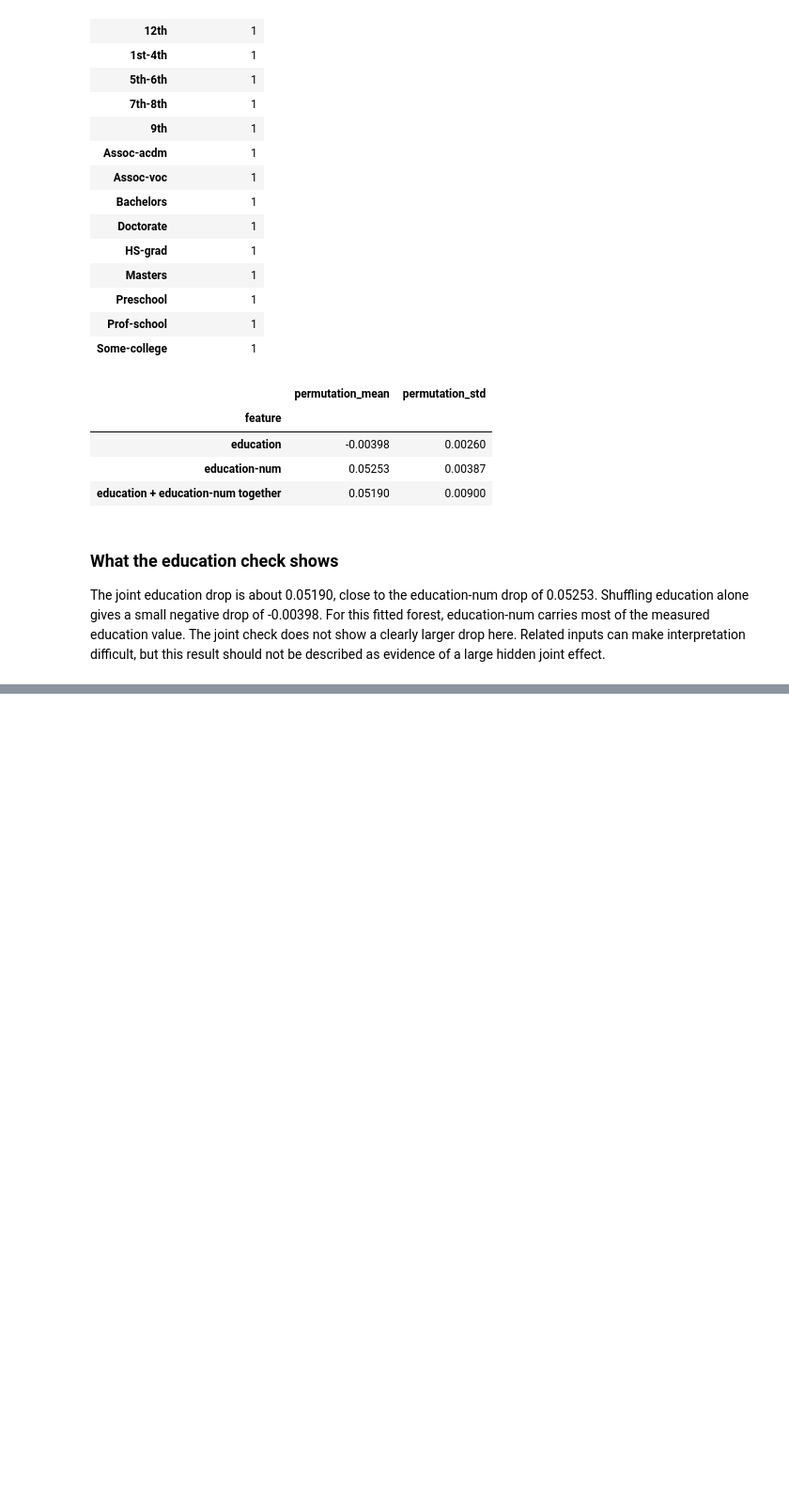
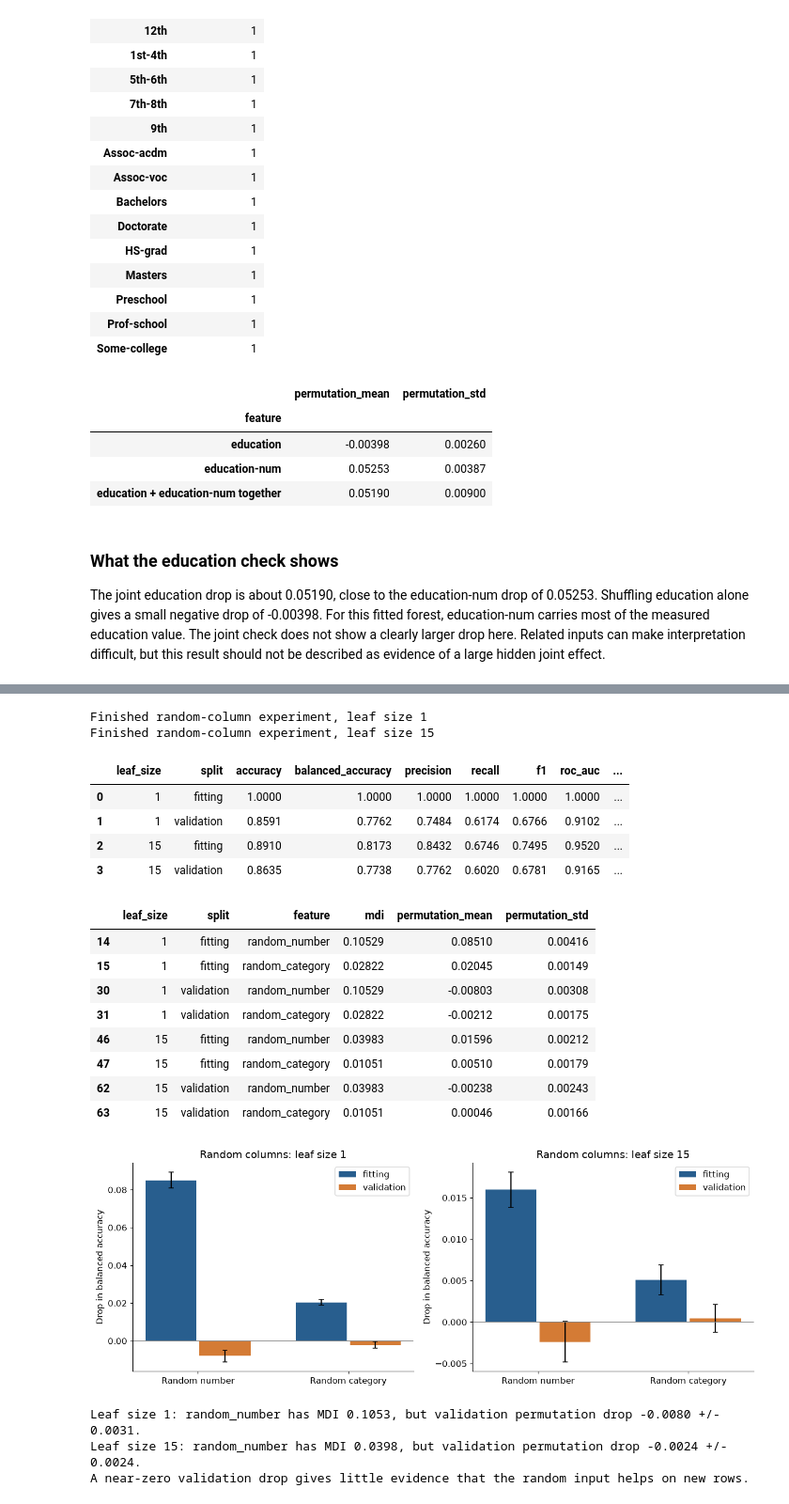
Before and after one commit to vishnu-tharan/Data_Science_2021ICT106, a Jupyter notebook: Project_09_2021ICT106.ipynb, the cells around one changed output, grey strips where cells are left out. Shown at 94% size. Drawn from its saved outputs; the diff is of its cells as text; code cells hidden in the pictures; blank space fills up the shorter version.

Commit message:
Add random feature experiment

```diff
--- a/Project_09_2021ICT106.ipynb
+++ b/Project_09_2021ICT106.ipynb
@@ -555,0 +567,78 @@ The joint education drop is about 0.05190, close to the education-num drop of 0.
+# %%
+rng = np.random.default_rng(SEED)
+noise_X = X_train.copy()
+noise_X['random_number'] = rng.normal(size=len(noise_X))
+noise_X['random_category'] = rng.choice(['A', 'B', 'C'], size=len(noise_X))
+splitter = GroupShuffleSplit(n_splits=1, test_size=.25, random_state=SEED)
+fit_i, val_i = next(splitter.split(noise_X, y_train, groups))
+assert not set(groups[fit_i]) & set(groups[val_i])
+noise_num = numeric + ['random_number']
+noise_cat = categorical + ['random_category']
+noise_features = noise_X.columns.tolist()
+noise_rows, noise_performance = [], []
+for leaf in [1, 15]:
+    model = make_forest(leaf, ['random_number'], ['random_category'])
+    model.fit(noise_X.iloc[fit_i], y_train.iloc[fit_i])
+    built = grouped_mdi(model, noise_num, noise_cat)
+    for label, idx in [('fitting', fit_i), ('validation', val_i)]:
+        noise_performance.append({'leaf_size': leaf, 'split': label,
+                                  **evaluate(model, noise_X.iloc[idx], y_train.iloc[idx])})
+        sampled = np.random.default_rng(SEED).choice(idx, min(PERM_ROWS, len(idx)), replace=False)
+        result = permutation_importance(model, noise_X.iloc[sampled], y_train.iloc[sampled],
+                                         scoring='balanced_accuracy', n_repeats=REPEATS,
+                                         random_state=SEED, n_jobs=1)
+        for j, feature in enumerate(noise_features):
+            noise_rows.append({'leaf_size': leaf, 'split': label, 'feature': feature,
+                               'mdi': float(built[feature]), 'permutation_mean': result.importances_mean[j],
+                               'permutation_std': result.importances_std[j]})
+    print('Finished random-column experiment, leaf size', leaf, flush=True)
+
+noise_results = pd.DataFrame(noise_rows)
+noise_metrics = pd.DataFrame(noise_performance)
+noise_results.to_csv(ROOT / 'results/random_feature_importance.csv', index=False)
+noise_metrics.to_csv(ROOT / 'results/random_experiment_metrics.csv', index=False)
+noise_only = noise_results[noise_results['feature'].str.startswith('random_')]
+display(noise_metrics.round(4))
+display(noise_only.round(5))
+
+fig, axes = plt.subplots(1, 2, figsize=(12, 4.5))
+for axis, leaf in zip(axes, [1, 15]):
+    part = noise_only[noise_only['leaf_size'] == leaf]
+    x = np.arange(2)
+    for offset, split, colour in [(-.18, 'fitting', '#285E8E'), (.18, 'validation', '#D47B35')]:
+        rows = part[part['split'] == split].set_index('feature').loc[['random_number', 'random_category']]
+        axis.bar(x + offset, rows['permutation_mean'], width=.34, yerr=rows['permutation_std'],
+                  label=split, color=colour, capsize=3)
+    axis.set_xticks(x, ['Random number', 'Random category'])
+    axis.set(title=f'Random columns: leaf size {leaf}', ylabel='Drop in balanced accuracy')
+    axis.axhline(0, color='grey', linewidth=1)
+    axis.legend()
+fig.tight_layout()
+save_chart('04_random_columns')
+
+for leaf in [1, 15]:
+    rows = noise_only[(noise_only['leaf_size'] == leaf) & (noise_only['split'] == 'validation')]
+    row = rows.set_index('feature').loc['random_number']
+    print(f'Leaf size {leaf}: random_number has MDI {row["mdi"]:.4f}, but validation permutation drop {row["permutation_mean"]:.4f} +/- {row["permutation_std"]:.4f}.')
+print('A near-zero validation drop gives little evidence that the random input helps on new rows.')
+# %% [output]
+Finished random-column experiment, leaf size 1
+Finished random-column experiment, leaf size 15
+|  | leaf_size | split | accuracy | balanced_accuracy | precision | recall | f1 | roc_auc | ... |
+| 0 | 1 | fitting | 1.0000 | 1.0000 | 1.0000 | 1.0000 | 1.0000 | 1.0000 | ... |
+| 1 | 1 | validation | 0.8591 | 0.7762 | 0.7484 | 0.6174 | 0.6766 | 0.9102 | ... |
+| 2 | 15 | fitting | 0.8910 | 0.8173 | 0.8432 | 0.6746 | 0.7495 | 0.9520 | ... |
+| 3 | 15 | validation | 0.8635 | 0.7738 | 0.7762 | 0.6020 | 0.6781 | 0.9165 | ... |
+|  | leaf_size | split | feature | mdi | permutation_mean | permutation_std |
+| 14 | 1 | fitting | random_number | 0.10529 | 0.08510 | 0.00416 |
+| 15 | 1 | fitting | random_category | 0.02822 | 0.02045 | 0.00149 |
+| 30 | 1 | validation | random_number | 0.10529 | -0.00803 | 0.00308 |
+| 31 | 1 | validation | random_category | 0.02822 | -0.00212 | 0.00175 |
+| 46 | 15 | fitting | random_number | 0.03983 | 0.01596 | 0.00212 |
+| 47 | 15 | fitting | random_category | 0.01051 | 0.00510 | 0.00179 |
+| 62 | 15 | validation | random_number | 0.03983 | -0.00238 | 0.00243 |
+| 63 | 15 | validation | random_category | 0.01051 | 0.00046 | 0.00166 |
+[figure, added]
+Leaf size 1: random_number has MDI 0.1053, but validation permutation drop -0.0080 +/- 0.0031.
+Leaf size 15: random_number has MDI 0.0398, but validation permutation drop -0.0024 +/- 0.0024.
+A near-zero validation drop gives little evidence that the random input helps on new rows.
```
Also changed, not shown: parts of 2 cells of this notebook, 4 other files.
